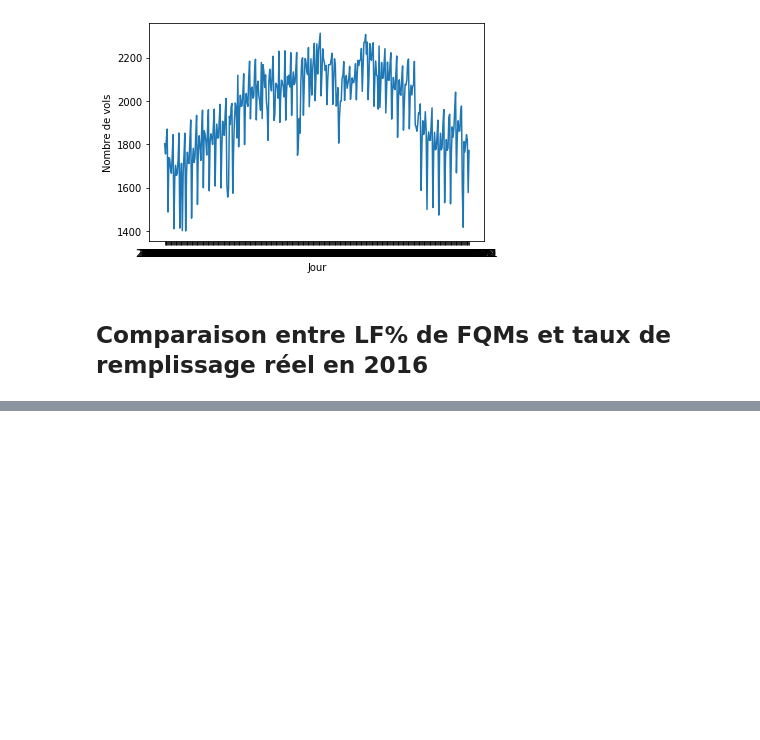
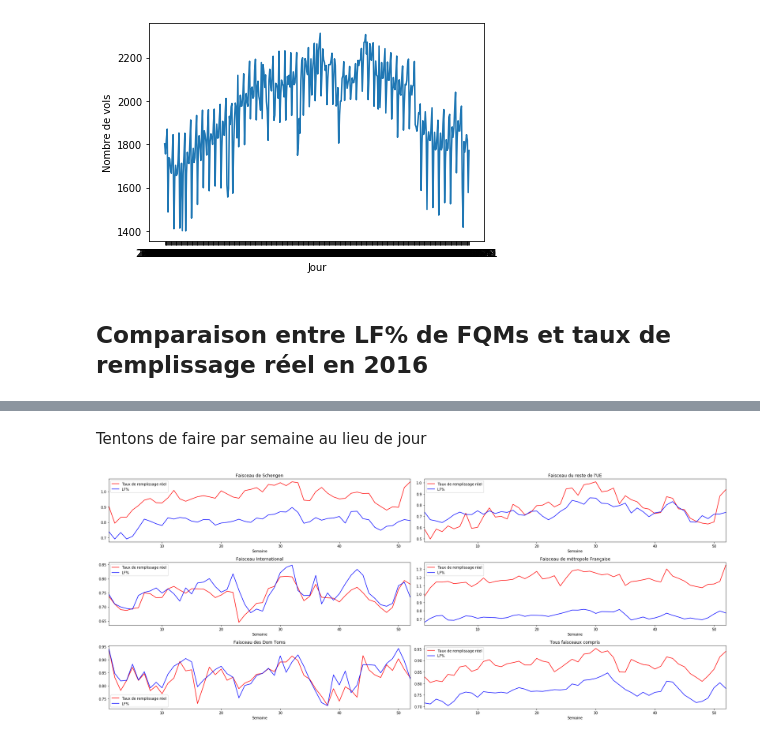
Before and after one commit to erialc-cal/StatApp_2020, a Jupyter notebook: Preparation reunion/Reunion 28-01 Victor.ipynb, the cells around one changed output, grey strips where cells are left out. Drawn from its saved outputs; the diff is of its cells as text; code cells hidden in the pictures; blank space fills up the shorter version.

```diff
--- a/Preparation reunion/Reunion 28-01 Victor.ipynb
+++ b/Preparation reunion/Reunion 28-01 Victor.ipynb
@@ -148,0 +180,8 @@ def compare_histo_fqms(agregation_fqms, agregation_histo,variable_fqms, variable
+# %% [markdown]
+Tentons de faire par semaine au lieu de jour
+# %%
+base2016 = base2016.astype({'Jour': 'datetime64[ns]'})
+base2016['Semaine'] = base2016['Jour'].dt.week
+compare_histo_fqms('Semaine', 'Semaine', 'LF%', 'Taux de remplissage réel', 'mean', 'mean')
+# %% [output]
+[figure, added]
```
Also changed, not shown: parts of 16 cells of this notebook.
